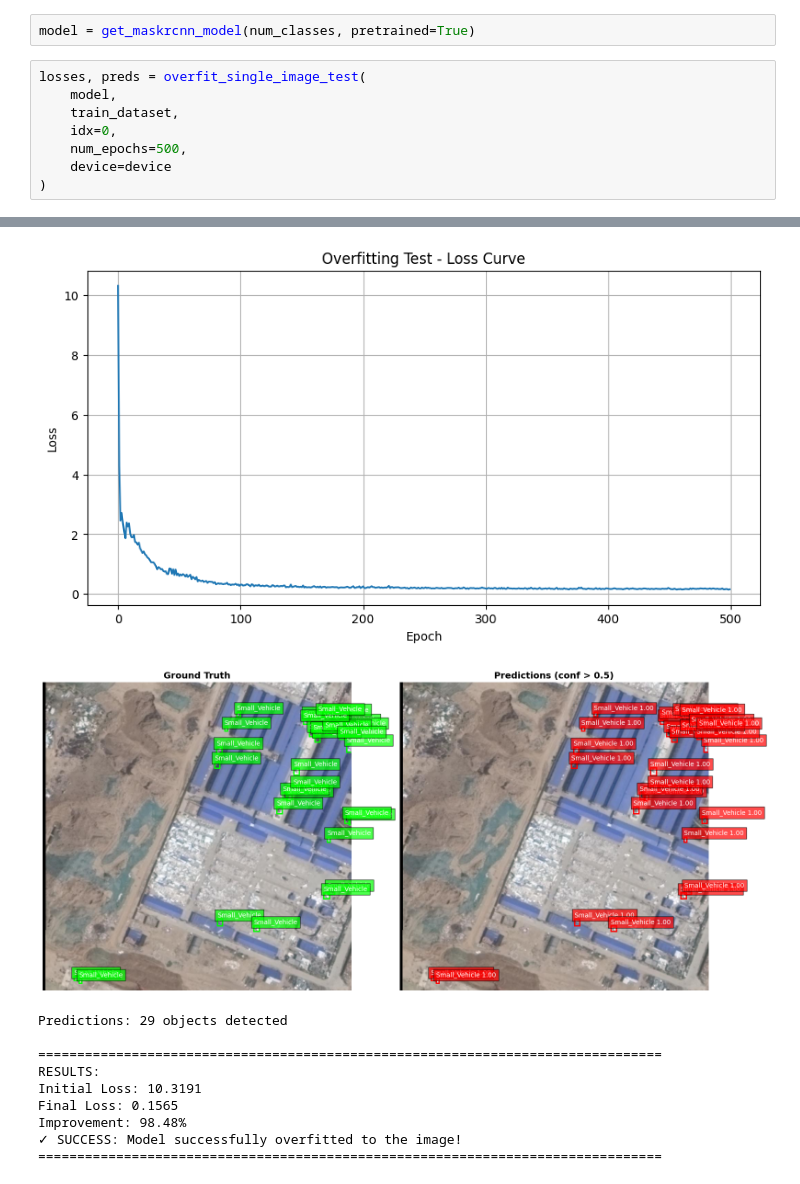
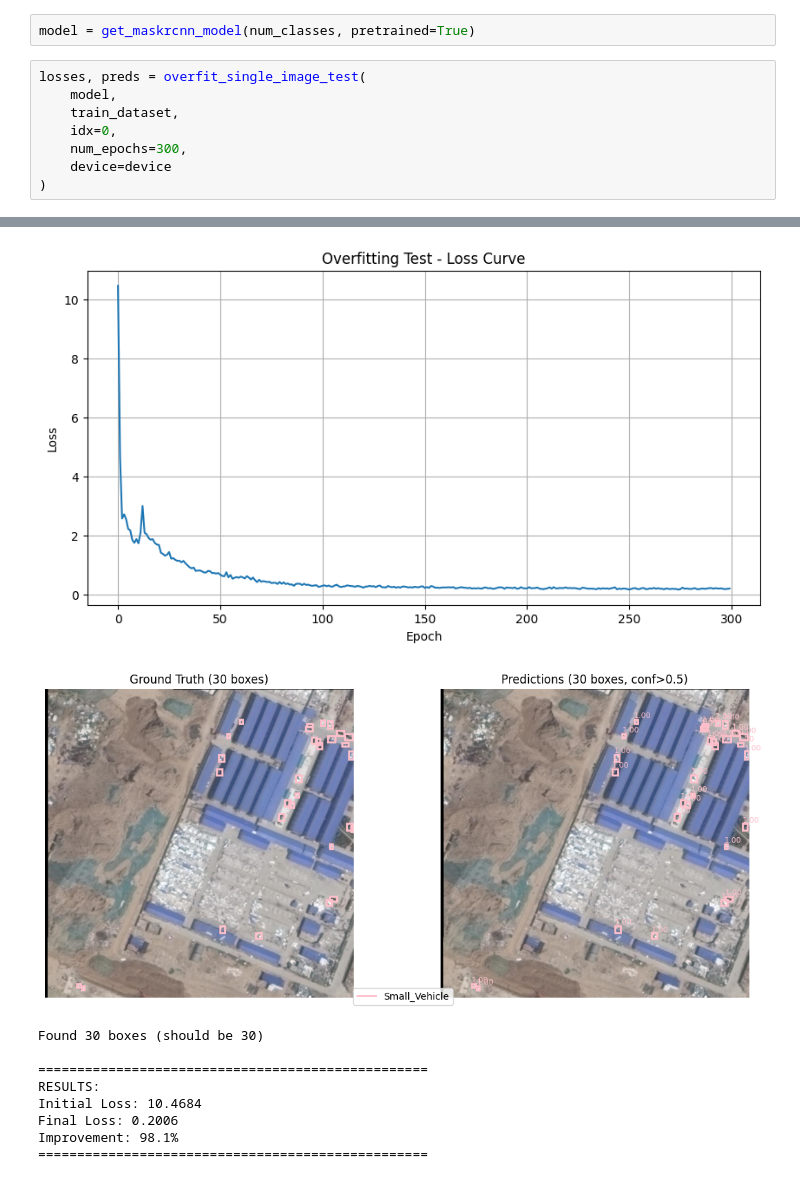
Before and after one commit to michaelo-ponteski/isaid-instance-segmentation, a Jupyter notebook: notebooks/00_setup.ipynb, the cells around one changed output, grey strips where cells are left out. Saved outputs shown, nothing was run; the diff lists cells and outputs as text.

Commit message:
different visualizations

```diff
--- a/notebooks/00_setup.ipynb
+++ b/notebooks/00_setup.ipynb
@@ -60,7 +60,7 @@ losses, preds = overfit_single_image_test(
     model,
     train_dataset,
     idx=0,
-    num_epochs=500,
+    num_epochs=300,
     device=device
 )
 # %% [output]
@@ -84,11 +84,10 @@ Epoch [10/500], Loss: 2.3682
-[figure, old version]
+[figure, new version]
-[figure, old version]
+[figure, new version]
-Predictions: 29 objects detected
+Found 30 boxes (should be 30)
 
-================================================================================
+==================================================
 RESULTS:
-Initial Loss: 10.3191
-Final Loss: 0.1565
-Improvement: 98.48%
-✓ SUCCESS: Model successfully overfitted to the image!
-================================================================================
+Initial Loss: 10.4684
+Final Loss: 0.2006
+Improvement: 98.1%
+==================================================
```
Also changed, not shown: parts of 3 cells of this notebook.
